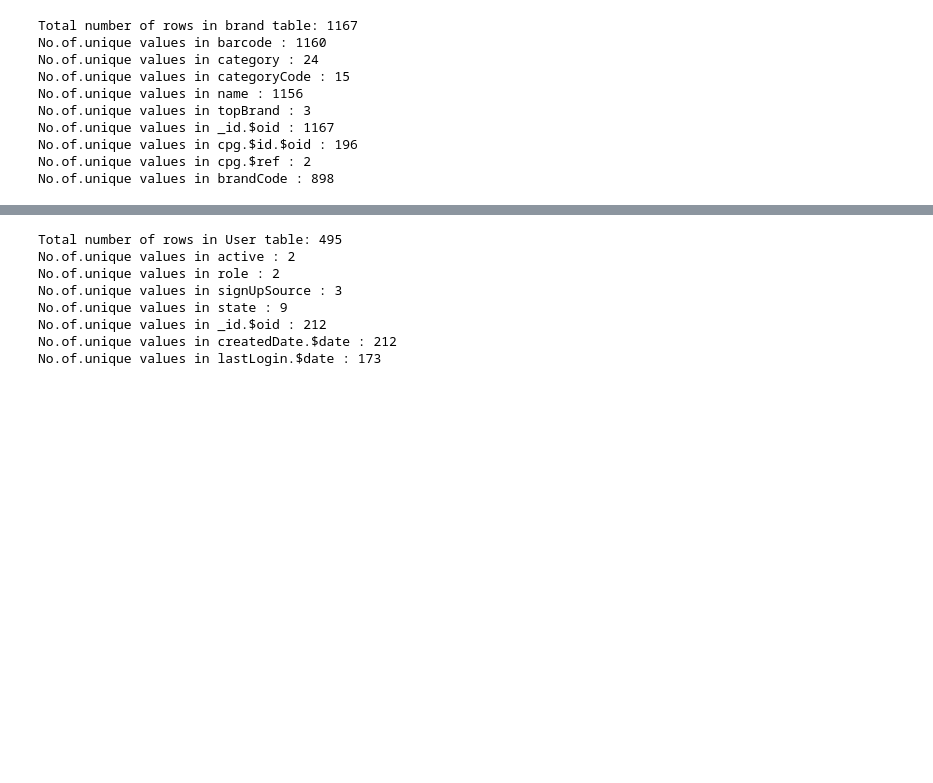
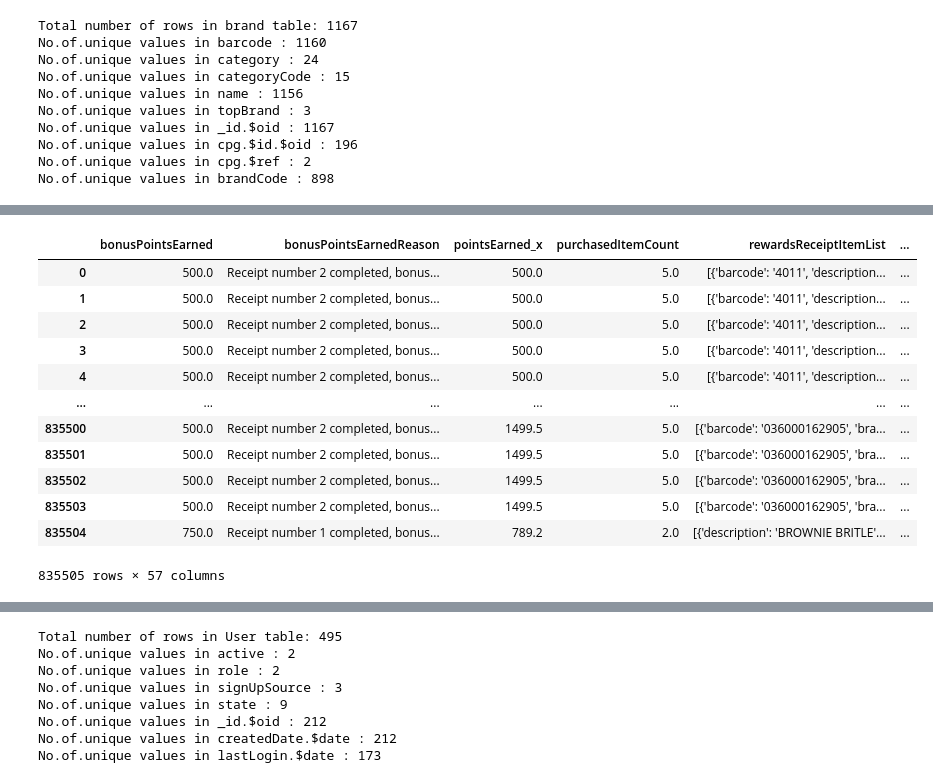
Before and after one commit to Harish239/Fetch_Rewards_assessment, a Jupyter notebook: Fetch_Rewards_JupyterNotebook-checkpoint.ipynb, the cells around one changed output, grey strips where cells are left out. Drawn from its saved outputs; the diff is of its cells as text; code cells hidden in the pictures; blank space fills up the shorter version.

```diff
--- a/Fetch_Rewards_JupyterNotebook-checkpoint.ipynb
+++ b/Fetch_Rewards_JupyterNotebook-checkpoint.ipynb
@@ -357 +371,18 @@ unnest_receipt_df.merge(brands, on = "brandCode",how = 'inner')
+# %%
+# receipt table can be joined with brands table through brandCode column
+unnest_receipt_df.merge(brands_df, on = "brandCode",how = 'inner')
+# %% [output]
+|  | bonusPointsEarned | bonusPointsEarnedReason | pointsEarned_x | purchasedItemCount | rewardsReceiptItemList | ... |
+| 0 | 500.0 | Receipt number 2 completed, bonus... | 500.0 | 5.0 | [{'barcode': '4011', 'description... | ... |
+| 1 | 500.0 | Receipt number 2 completed, bonus... | 500.0 | 5.0 | [{'barcode': '4011', 'description... | ... |
+| 2 | 500.0 | Receipt number 2 completed, bonus... | 500.0 | 5.0 | [{'barcode': '4011', 'description... | ... |
+| 3 | 500.0 | Receipt number 2 completed, bonus... | 500.0 | 5.0 | [{'barcode': '4011', 'description... | ... |
+| 4 | 500.0 | Receipt number 2 completed, bonus... | 500.0 | 5.0 | [{'barcode': '4011', 'description... | ... |
+| ... | ... | ... | ... | ... | ... | ... |
+| 835500 | 500.0 | Receipt number 2 completed, bonus... | 1499.5 | 5.0 | [{'barcode': '036000162905', 'bra... | ... |
+| 835501 | 500.0 | Receipt number 2 completed, bonus... | 1499.5 | 5.0 | [{'barcode': '036000162905', 'bra... | ... |
+| 835502 | 500.0 | Receipt number 2 completed, bonus... | 1499.5 | 5.0 | [{'barcode': '036000162905', 'bra... | ... |
+| 835503 | 500.0 | Receipt number 2 completed, bonus... | 1499.5 | 5.0 | [{'barcode': '036000162905', 'bra... | ... |
+| 835504 | 750.0 | Receipt number 1 completed, bonus... | 789.2 | 2.0 | [{'description': 'BROWNIE BRITLE'... | ... |
+835505 rows × 57 columns
 # %%
```
Also changed, not shown: parts of 17 cells of this notebook.
